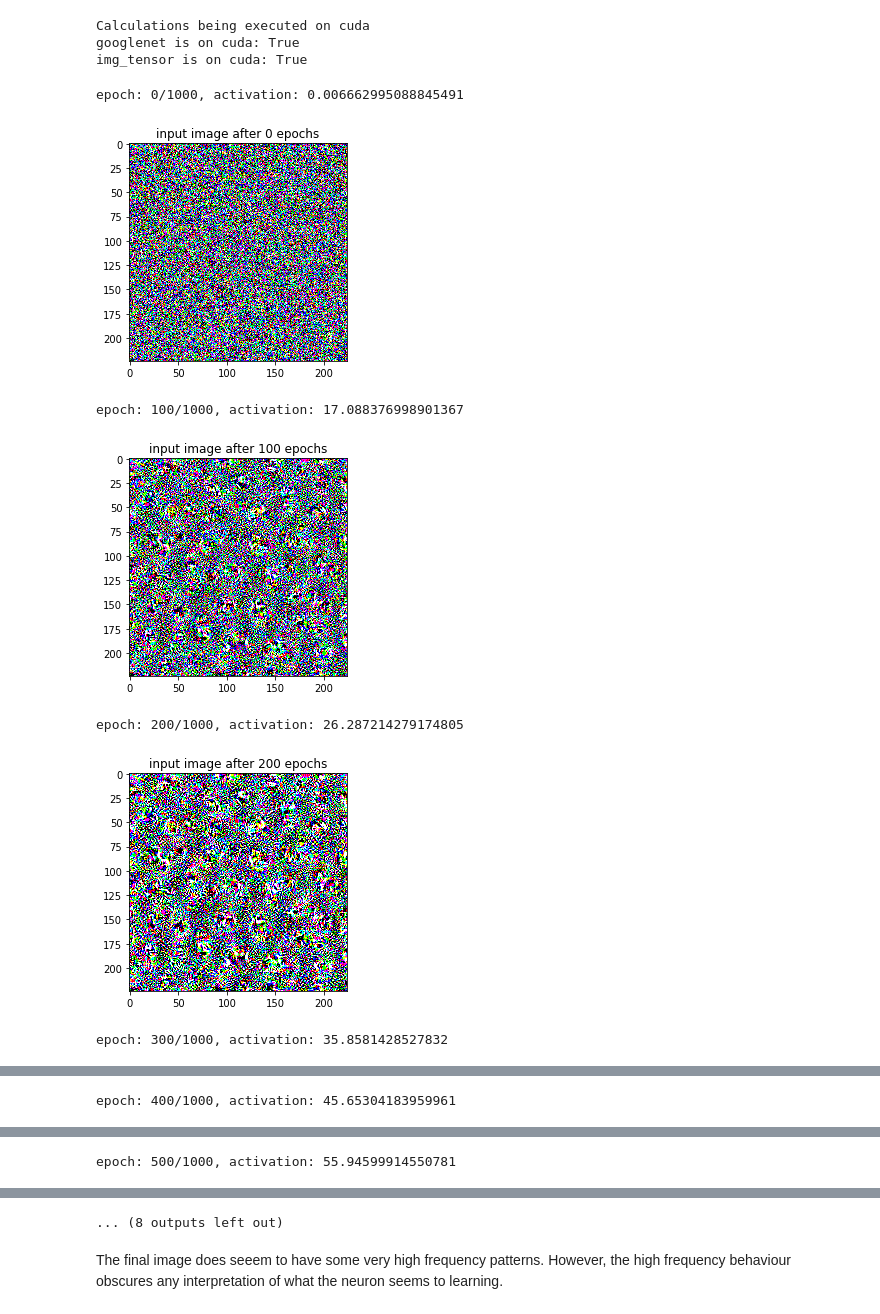
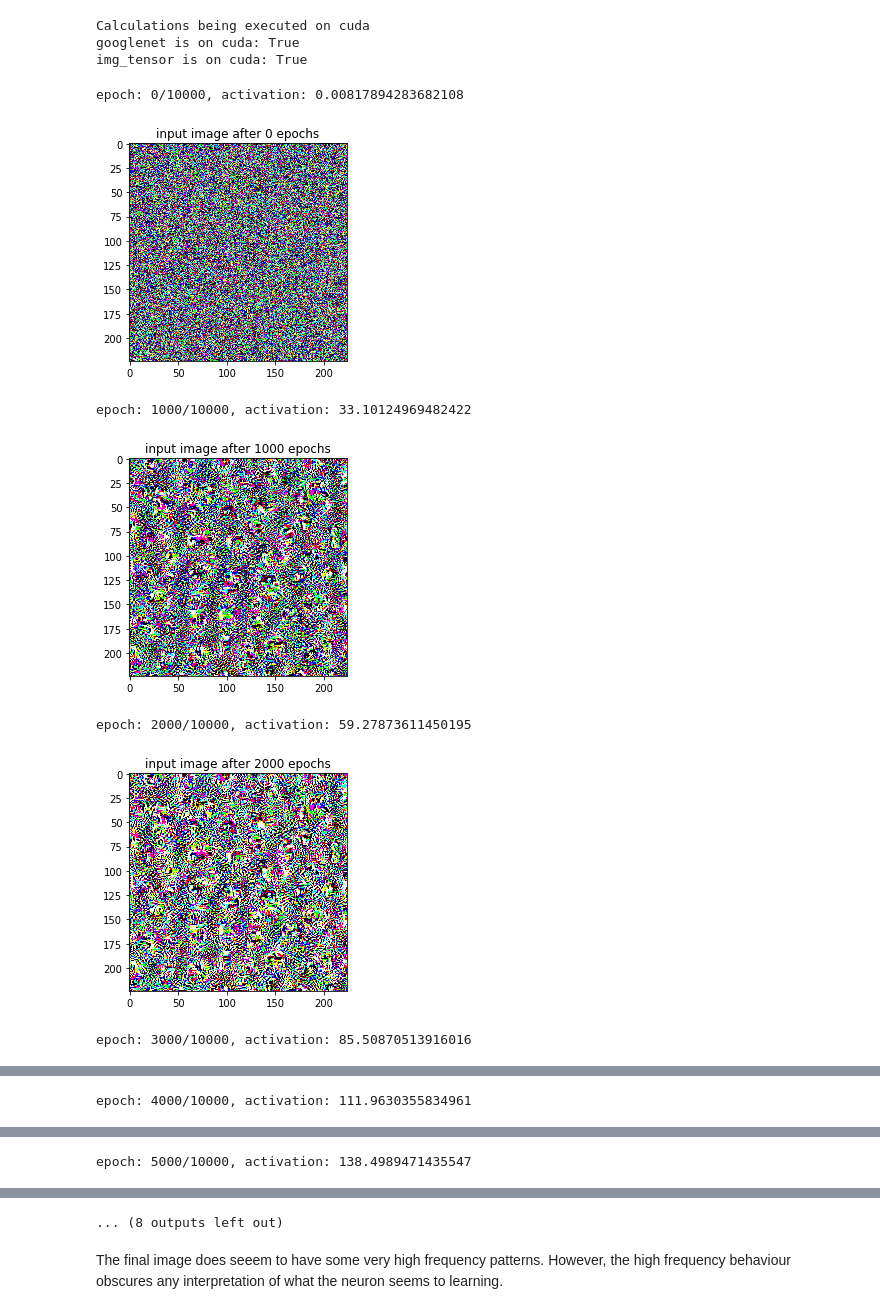
Before and after one commit to praritagarwal/Visualizing-CNN-Layers, a Jupyter notebook: Feature Visualization by Optimization Maximization.ipynb, the cells around one changed output, grey strips where cells are left out. Saved outputs shown, nothing was run; the diff lists cells and outputs as text; code cells hidden in the pictures.

Commit message:
Run previous code for epochs

```diff
--- a/Feature Visualization by Optimization Maximization.ipynb
+++ b/Feature Visualization by Optimization Maximization.ipynb
@@ -159,7 +159,7 @@ img_tensor = img_tensor.to(device).requires_grad_(True) # move the image tensor
 print('googlenet is on cuda: {}'.format(next(model.parameters()).is_cuda))
 print('img_tensor is on cuda: {}'.format(img_tensor.is_cuda))
 
-optimizer = optim.Adam([img_tensor], lr =0.04)
+optimizer = optim.Adam([img_tensor], lr = 0.01)
 # %% [output]
 Calculations being executed on cuda
 googlenet is on cuda: True
@@ -167,36 +167,36 @@ img_tensor is on cuda: True
 # %%
 # Since we are not training googlenet here, therefore we should use evaluation mode
 # this is because batch-normalization layers in googlenet will have different behaviour in traning vs evaluation modes
 model.eval()
 
 
-num_epochs = 1000
-display_every = 100
+num_epochs = 10000
+display_every = 1000
 unit_idx = 11 # unit of the convolution layer that we wish to visualize
 
 for epoch in range(num_epochs):
 
     optimizer.zero_grad()
     model(img_tensor.unsqueeze(0))
     layer_out = activation['4a']
     loss = -layer_out[0, unit_idx].mean()
     loss.backward()
     optimizer.step()
     # normalize the updated img_tensor to have pytorch specified mean and std. dev.
     # img_tensor = normalize(img_tensor.clone().detach()).requires_grad_(True)
     # the above step of renormalizing the updated img_tensor does not work: the activation remains frozen at ~ 2.368 and no patterns seem to develop in the image
     # Will have to understand this further
 
     if epoch % display_every == 0:
         print('epoch: {}/{}, activation: {}'.format(epoch, num_epochs, -loss))
         plt.imshow(image_converter(img_tensor))
         plt.title('input image after {} epochs'.format(epoch))
         plt.show()
 # %% [output]
-epoch: 0/1000, activation: 0.006662995088845491
+epoch: 0/10000, activation: 0.00817894283682108
 [figure]
-epoch: 100/1000, activation: 17.088376998901367
+epoch: 1000/10000, activation: 33.10124969482422
-[figure, old version]
+[figure, new version]
-epoch: 200/1000, activation: 26.287214279174805
+epoch: 2000/10000, activation: 59.27873611450195
-[figure, old version]
+[figure, new version]
-epoch: 300/1000, activation: 35.8581428527832
+epoch: 3000/10000, activation: 85.50870513916016
@@ -204 +204 @@ epoch: 300/1000, activation: 35.8581428527832
-epoch: 400/1000, activation: 45.65304183959961
+epoch: 4000/10000, activation: 111.9630355834961
@@ -206 +206 @@ epoch: 400/1000, activation: 45.65304183959961
-epoch: 500/1000, activation: 55.94599914550781
+epoch: 5000/10000, activation: 138.4989471435547
```
Also changed, not shown: parts of 7 cells of this notebook.
